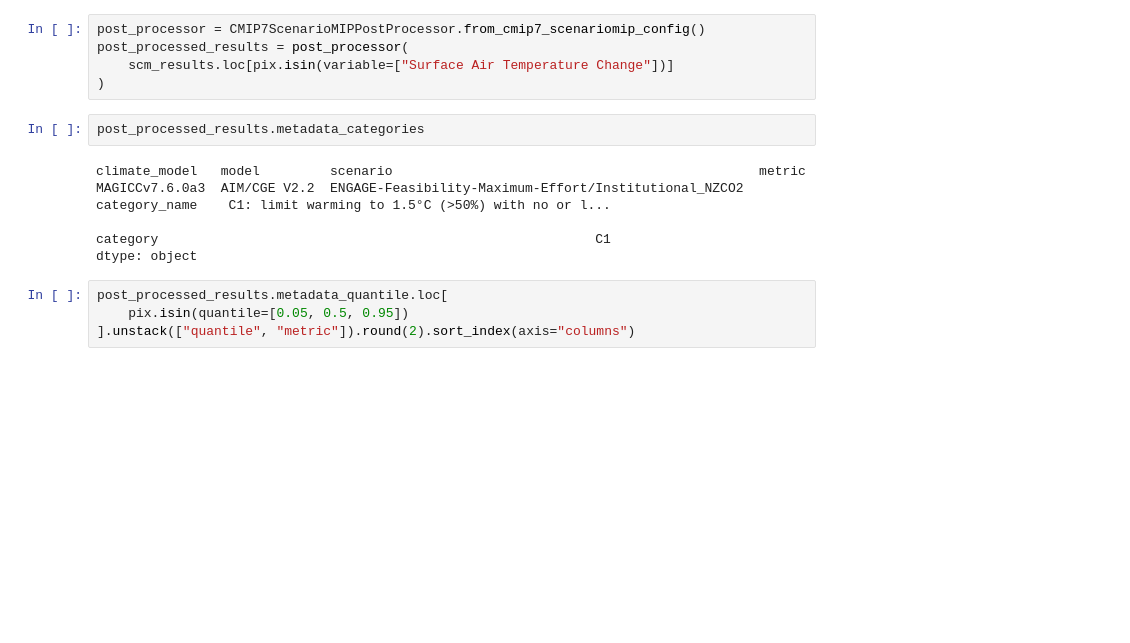
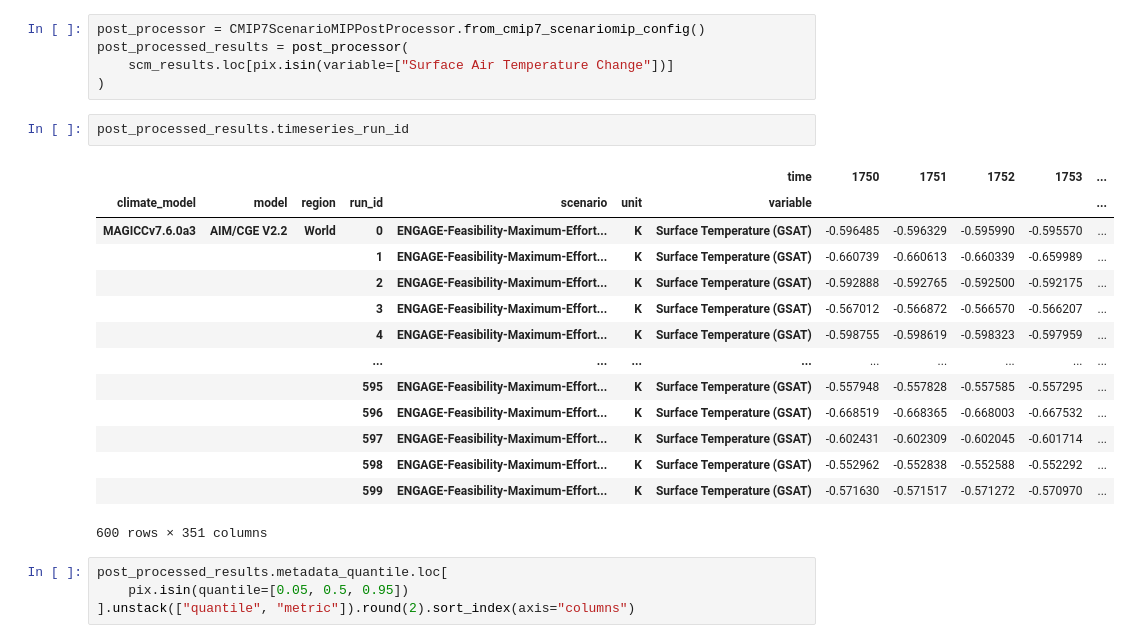
Before and after one commit to gaurav-ganti/netzero_assessment, a Jupyter notebook: analysis/200_run_magicc.ipynb, the cells around one changed output. Saved outputs shown, nothing was run; the diff lists cells and outputs as text; blank space fills up the shorter version.

```diff
--- a/analysis/200_run_magicc.ipynb
+++ b/analysis/200_run_magicc.ipynb
@@ -134,12 +134,22 @@ post_processed_results = post_processor(
     scm_results.loc[pix.isin(variable=["Surface Air Temperature Change"])]
 )
 # %%
-post_processed_results.metadata_categories
+post_processed_results.timeseries_run_id
 # %% [output]
+|  |  |  |  |  |  | time | 1750 | 1751 | 1752 | 1753 | ... |
+| climate_model | model | region | run_id | scenario | unit | variable |  |  |  |  | ... |
+| MAGICCv7.6.0a3 | AIM/CGE V2.2 | World | 0 | ENGAGE-Feasibility-Maximum-Effort... | K | Surface Temperature (GSAT) | -0.596485 | -0.596329 | -0.595990 | -0.595570 | ... |
+|  |  |  | 1 | ENGAGE-Feasibility-Maximum-Effort... | K | Surface Temperature (GSAT) | -0.660739 | -0.660613 | -0.660339 | -0.659989 | ... |
+|  |  |  | 2 | ENGAGE-Feasibility-Maximum-Effort... | K | Surface Temperature (GSAT) | -0.592888 | -0.592765 | -0.592500 | -0.592175 | ... |
+|  |  |  | 3 | ENGAGE-Feasibility-Maximum-Effort... | K | Surface Temperature (GSAT) | -0.567012 | -0.566872 | -0.566570 | -0.566207 | ... |
+|  |  |  | 4 | ENGAGE-Feasibility-Maximum-Effort... | K | Surface Temperature (GSAT) | -0.598755 | -0.598619 | -0.598323 | -0.597959 | ... |
+|  |  |  | ... | ... | ... | ... | ... | ... | ... | ... | ... |
+|  |  |  | 595 | ENGAGE-Feasibility-Maximum-Effort... | K | Surface Temperature (GSAT) | -0.557948 | -0.557828 | -0.557585 | -0.557295 | ... |
+|  |  |  | 596 | ENGAGE-Feasibility-Maximum-Effort... | K | Surface Temperature (GSAT) | -0.668519 | -0.668365 | -0.668003 | -0.667532 | ... |
+|  |  |  | 597 | ENGAGE-Feasibility-Maximum-Effort... | K | Surface Temperature (GSAT) | -0.602431 | -0.602309 | -0.602045 | -0.601714 | ... |
+|  |  |  | 598 | ENGAGE-Feasibility-Maximum-Effort... | K | Surface Temperature (GSAT) | -0.552962 | -0.552838 | -0.552588 | -0.552292 | ... |
+|  |  |  | 599 | ENGAGE-Feasibility-Maximum-Effort... | K | Surface Temperature (GSAT) | -0.571630 | -0.571517 | -0.571272 | -0.570970 | ... |
-climate_model   model         scenario                                               metric
-MAGICCv7.6.0a3  AIM/CGE V2.2  ENGAGE-Feasibility-Maximum-Effort/Institutional_NZCO2  category_name    C1: limit warming to 1.5°C (>50%) with no or l...
-                                                                                     category                                                        C1
-dtype: object
+600 rows × 351 columns
 # %%
 post_processed_results.metadata_quantile.loc[
     pix.isin(quantile=[0.05, 0.5, 0.95])
```
